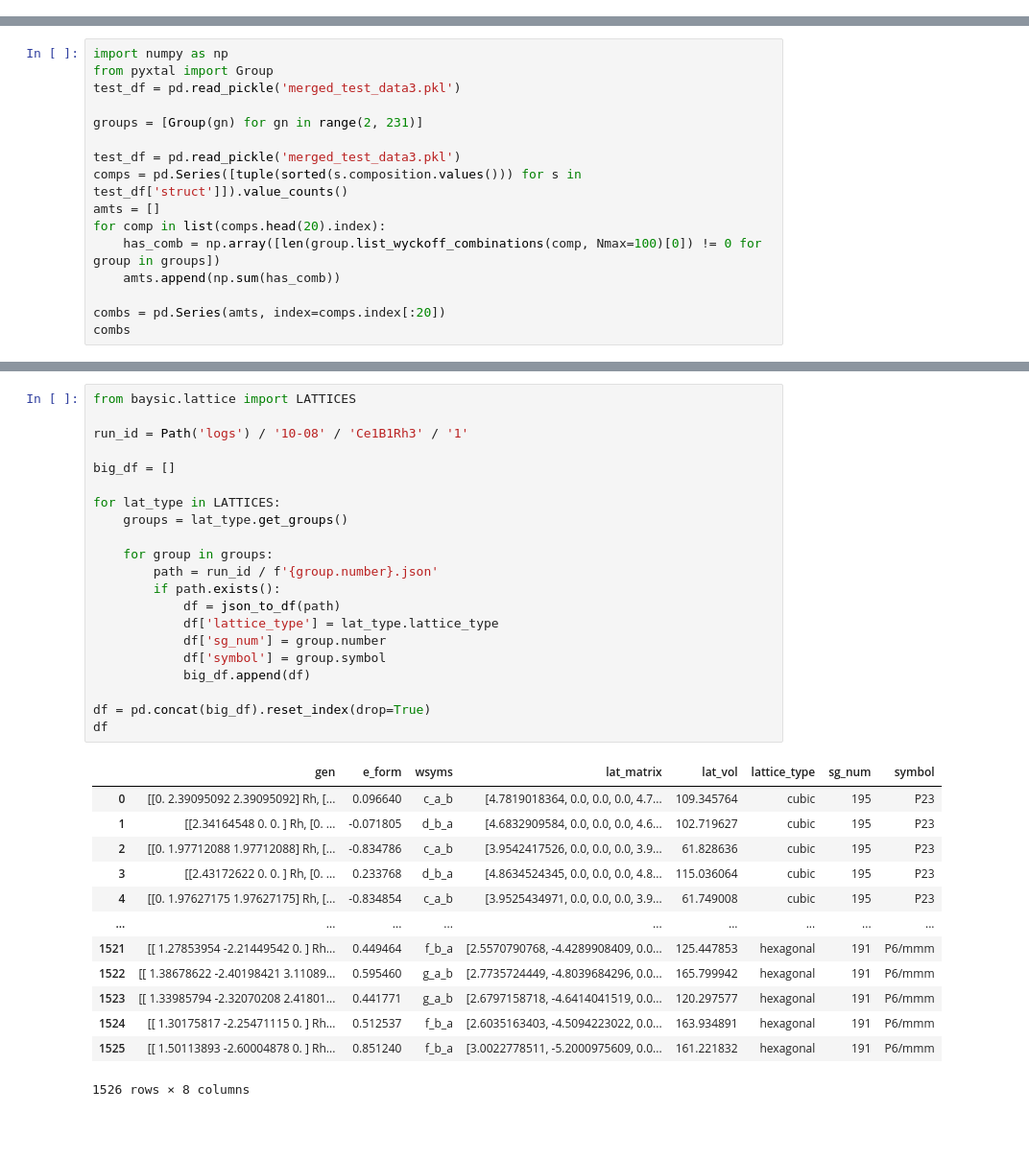
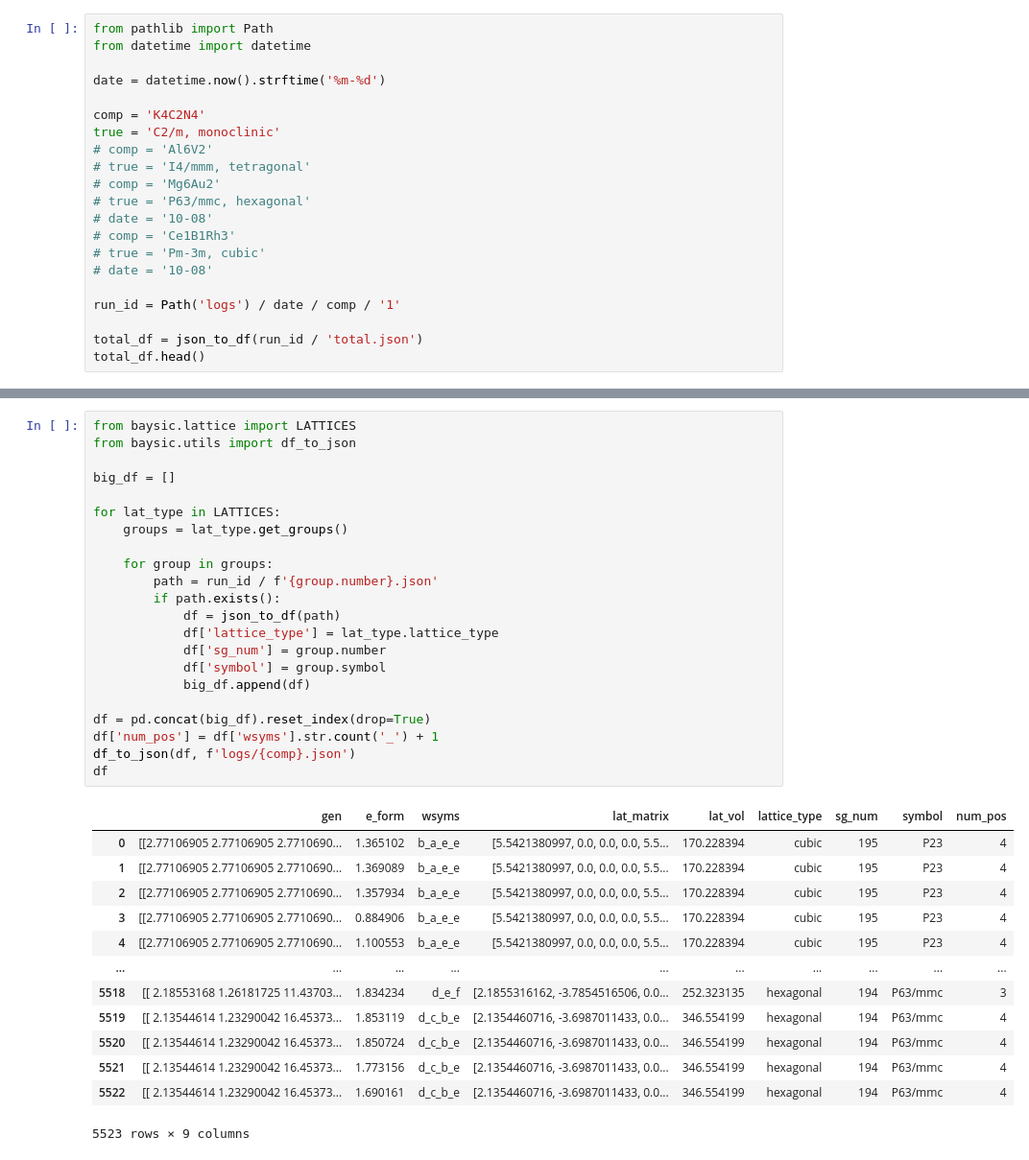
Before and after one commit to nicholas-miklaucic/baysic, a Jupyter notebook: group-search.ipynb, the cells around one changed output, grey strips where cells are left out. Shown at 96% size. Cells and saved outputs as stored; diff of their text form; blank space fills up the shorter version.

```diff
--- a/group-search.ipynb
+++ b/group-search.ipynb
@@ -22,0 +10,21 @@ df.head()
+# %%
+from pathlib import Path
+from datetime import datetime
+
+date = datetime.now().strftime('%m-%d')
+
+comp = 'K4C2N4'
+true = 'C2/m, monoclinic'
+# comp = 'Al6V2'
+# true = 'I4/mmm, tetragonal'
+# comp = 'Mg6Au2'
+# true = 'P63/mmc, hexagonal'
+# date = '10-08'
+# comp = 'Ce1B1Rh3'
+# true = 'Pm-3m, cubic'
+# date = '10-08'
+
+run_id = Path('logs') / date / comp / '1'
+
+total_df = json_to_df(run_id / 'total.json')
+total_df.head()
@@ -25,18 +40,2 @@ quick_view(df['best_relaxed'].iloc[0])
 # %% [output]
 [interactive output not drawn]
-# %%
-import numpy as np
-from pyxtal import Group
-test_df = pd.read_pickle('merged_test_data3.pkl')
-
-groups = [Group(gn) for gn in range(2, 231)]
-
-test_df = pd.read_pickle('merged_test_data3.pkl')
-comps = pd.Series([tuple(sorted(s.composition.values())) for s in test_df['struct']]).value_counts()
-amts = []
-for comp in list(comps.head(20).index):
-    has_comb = np.array([len(group.list_wyckoff_combinations(comp, Nmax=100)[0]) != 0 for group in groups])
-    amts.append(np.sum(has_comb))
-
-combs = pd.Series(amts, index=comps.index[:20])
-combs
@@ -103,38 +42,39 @@ test_df[str_comps == '26']
 # %%
 from baysic.lattice import LATTICES
-
-run_id = Path('logs') / '10-08' / 'Ce1B1Rh3' / '1'
+from baysic.utils import df_to_json
 
 big_df = []
 
 for lat_type in LATTICES:
     groups = lat_type.get_groups()
 
     for group in groups:
         path = run_id / f'{group.number}.json'
         if path.exists():
             df = json_to_df(path)
             df['lattice_type'] = lat_type.lattice_type
             df['sg_num'] = group.number
             df['symbol'] = group.symbol
             big_df.append(df)
 
 df = pd.concat(big_df).reset_index(drop=True)
+df['num_pos'] = df['wsyms'].str.count('_') + 1
+df_to_json(df, f'logs/{comp}.json')
 df
 # %% [output]
-|  | gen | e_form | wsyms | lat_matrix | lat_vol | lattice_type | sg_num | symbol |
-| 0 | [[0. 2.39095092 2.39095092] Rh, [... | 0.096640 | c_a_b | [4.7819018364, 0.0, 0.0, 0.0, 4.7... | 109.345764 | cubic | 195 | P23 |
-| 1 | [[2.34164548 0. 0. ] Rh, [0. ... | -0.071805 | d_b_a | [4.6832909584, 0.0, 0.0, 0.0, 4.6... | 102.719627 | cubic | 195 | P23 |
-| 2 | [[0. 1.97712088 1.97712088] Rh, [... | -0.834786 | c_a_b | [3.9542417526, 0.0, 0.0, 0.0, 3.9... | 61.828636 | cubic | 195 | P23 |
-| 3 | [[2.43172622 0. 0. ] Rh, [0. ... | 0.233768 | d_b_a | [4.8634524345, 0.0, 0.0, 0.0, 4.8... | 115.036064 | cubic | 195 | P23 |
-| 4 | [[0. 1.97627175 1.97627175] Rh, [... | -0.834854 | c_a_b | [3.9525434971, 0.0, 0.0, 0.0, 3.9... | 61.749008 | cubic | 195 | P23 |
-| ... | ... | ... | ... | ... | ... | ... | ... | ... |
-| 1521 | [[ 1.27853954 -2.21449542 0. ] Rh... | 0.449464 | f_b_a | [2.5570790768, -4.4289908409, 0.0... | 125.447853 | hexagonal | 191 | P6/mmm |
-| 1522 | [[ 1.38678622 -2.40198421 3.11089... | 0.595460 | g_a_b | [2.7735724449, -4.8039684296, 0.0... | 165.799942 | hexagonal | 191 | P6/mmm |
-| 1523 | [[ 1.33985794 -2.32070208 2.41801... | 0.441771 | g_a_b | [2.6797158718, -4.6414041519, 0.0... | 120.297577 | hexagonal | 191 | P6/mmm |
-| 1524 | [[ 1.30175817 -2.25471115 0. ] Rh... | 0.512537 | f_b_a | [2.6035163403, -4.5094223022, 0.0... | 163.934891 | hexagonal | 191 | P6/mmm |
-| 1525 | [[ 1.50113893 -2.60004878 0. ] Rh... | 0.851240 | f_b_a | [3.0022778511, -5.2000975609, 0.0... | 161.221832 | hexagonal | 191 | P6/mmm |
+|  | gen | e_form | wsyms | lat_matrix | lat_vol | lattice_type | sg_num | symbol | num_pos |
+| 0 | [[2.77106905 2.77106905 2.7710690... | 1.365102 | b_a_e_e | [5.5421380997, 0.0, 0.0, 0.0, 5.5... | 170.228394 | cubic | 195 | P23 | 4 |
+| 1 | [[2.77106905 2.77106905 2.7710690... | 1.369089 | b_a_e_e | [5.5421380997, 0.0, 0.0, 0.0, 5.5... | 170.228394 | cubic | 195 | P23 | 4 |
+| 2 | [[2.77106905 2.77106905 2.7710690... | 1.357934 | b_a_e_e | [5.5421380997, 0.0, 0.0, 0.0, 5.5... | 170.228394 | cubic | 195 | P23 | 4 |
+| 3 | [[2.77106905 2.77106905 2.7710690... | 0.884906 | b_a_e_e | [5.5421380997, 0.0, 0.0, 0.0, 5.5... | 170.228394 | cubic | 195 | P23 | 4 |
+| 4 | [[2.77106905 2.77106905 2.7710690... | 1.100553 | b_a_e_e | [5.5421380997, 0.0, 0.0, 0.0, 5.5... | 170.228394 | cubic | 195 | P23 | 4 |
+| ... | ... | ... | ... | ... | ... | ... | ... | ... | ... |
+| 5518 | [[ 2.18553168 1.26181725 11.43703... | 1.834234 | d_e_f | [2.1855316162, -3.7854516506, 0.0... | 252.323135 | hexagonal | 194 | P63/mmc | 3 |
+| 5519 | [[ 2.13544614 1.23290042 16.45373... | 1.853119 | d_c_b_e | [2.1354460716, -3.6987011433, 0.0... | 346.554199 | hexagonal | 194 | P63/mmc | 4 |
+| 5520 | [[ 2.13544614 1.23290042 16.45373... | 1.850724 | d_c_b_e | [2.1354460716, -3.6987011433, 0.0... | 346.554199 | hexagonal | 194 | P63/mmc | 4 |
+| 5521 | [[ 2.13544614 1.23290042 16.45373... | 1.773156 | d_c_b_e | [2.1354460716, -3.6987011433, 0.0... | 346.554199 | hexagonal | 194 | P63/mmc | 4 |
+| 5522 | [[ 2.13544614 1.23290042 16.45373... | 1.690161 | d_c_b_e | [2.1354460716, -3.6987011433, 0.0... | 346.554199 | hexagonal | 194 | P63/mmc | 4 |
-1526 rows × 8 columns
+5523 rows × 9 columns
 # %%
 import numpy as np
 import pandas as pd
```
Also changed, not shown: parts of 15 cells of this notebook, 4 other files.
